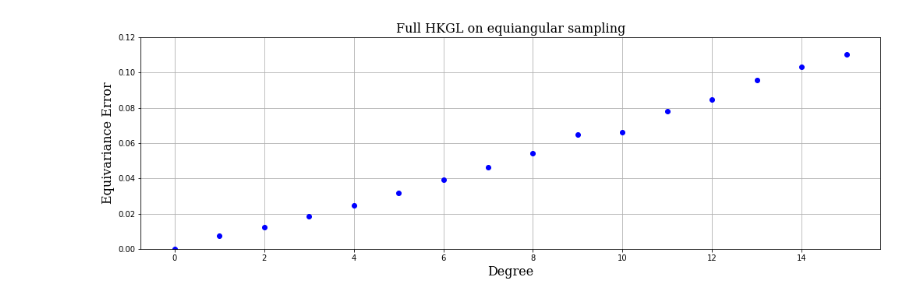
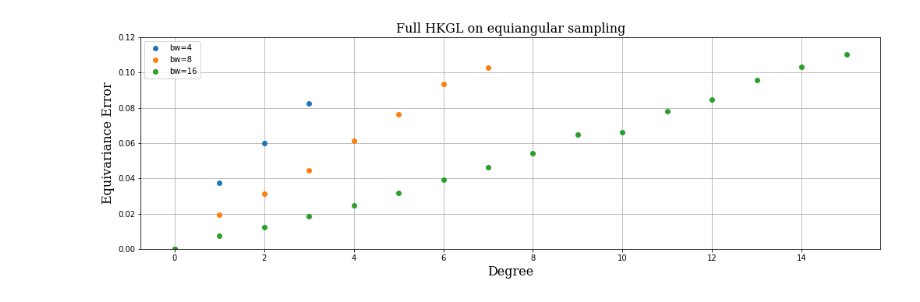
Before and after one commit to MartMilani/PDM, a Jupyter notebook: codes/06.Equivariance_error/equiangular_equivariance_error.ipynb, the cells around one changed output. Drawn from its saved outputs; the diff is of its cells as text; code cells hidden in the pictures.

```diff
--- a/codes/06.Equivariance_error/equiangular_equivariance_error.ipynb
+++ b/codes/06.Equivariance_error/equiangular_equivariance_error.ipynb
@@ -183,46 +191,43 @@ def equivariance_error(max_iter, _filter, plot=False, save=False, degree=None):
 # %%
-plt.rcParams['figure.figsize'] = (17, 5)
+for bw in [4,8,16]:
 
-bw = 16
-lmax = bw
+    lmax = bw
+    sphere = FullEquiangular(bw=bw)
+    HKGL = sphere.L.todense()
+    eig_values, eig_vectors = scipy.linalg.eigh(HKGL)
+    eig_values_normalized = eig_values/np.max(eig_values)
+    eig_vectors_INV = eig_vectors.T
 
-sphere = FullEquiangular(bw=bw)
-HKGL = sphere.L.todense()
-eig_values, eig_vectors = scipy.linalg.eigh(HKGL)
-eig_values_normalized = eig_values/np.max(eig_values)
-eig_vectors_INV = eig_vectors.T
+    HKGL_filter = eig_vectors@np.diag(np.exp(-eig_values_normalized))@eig_vectors_INV
 
-HKGL_filter = eig_vectors@np.diag(np.exp(-eig_values_normalized))@eig_vectors_INV
-
-def diffuse_HKGL(x):
-    return HKGL_filter@x
+    def diffuse_HKGL(x):
+        return HKGL_filter@x
 
 
-def _filter_HKGL(grid):
-    array = grid.data
-    f = to_signal(array)
-    ### here goes the filtering ###
-    f = diffuse_HKGL(f)
-    ### ----------------------- ###
-    array = to_array(f, )
-    return pyshtools.SHGrid.from_array(array)
+    def _filter_HKGL(grid):
+        array = grid.data
+        f = to_signal(array)
+        ### here goes the filtering ###
+        f = diffuse_HKGL(f)
+        ### ----------------------- ###
+        array = to_array(f, )
+        return pyshtools.SHGrid.from_array(array)
+
+
+    equiv_error = np.zeros(lmax)
+    for degree in range(lmax):
+        equiv_error[degree] = equivariance_error(20, _filter_HKGL, plot=False, save=False, degree=degree)
+    plt.plot(equiv_error, 'o', label='bw={}'.format(bw))
+
+
+
+plt.xlabel('Degree', fontdict=font)
+plt.ylabel('Equivariance Error', fontdict=font)
+plt.title('Full HKGL on equiangular sampling', fontdict=font)
+plt.ylim((0,0.12))
+plt.grid()
+plt.legend()
+plt.savefig('Full HKGL on equiangular sampling')
+# %% [output]
+[figure, added]
-# %%
-font = {'family': 'serif',
-        'color':  'black',
-        'weight': 'normal',
-        'size': 16,
-        }
-
-equiv_error = np.zeros(lmax)
-for degree in range(lmax):
-    equiv_error[degree] = equivariance_error(20, _filter_HKGL, plot=False, save=False, degree=degree)
-plt.plot(equiv_error, 'bo')
-plt.xlabel('Degree', fontdict=font)
-plt.ylabel('Equivariance Error', fontdict=font)
-plt.title('Full HKGL on equiangular sampling', fontdict=font)
-plt.ylim((0,0.12))
-plt.grid()
-plt.savefig('Full HKGL on equiangular sampling')
-# %% [output]
-[figure, removed]
 # %%
```
Also changed, not shown: parts of 8 cells of this notebook, 16 other files.
